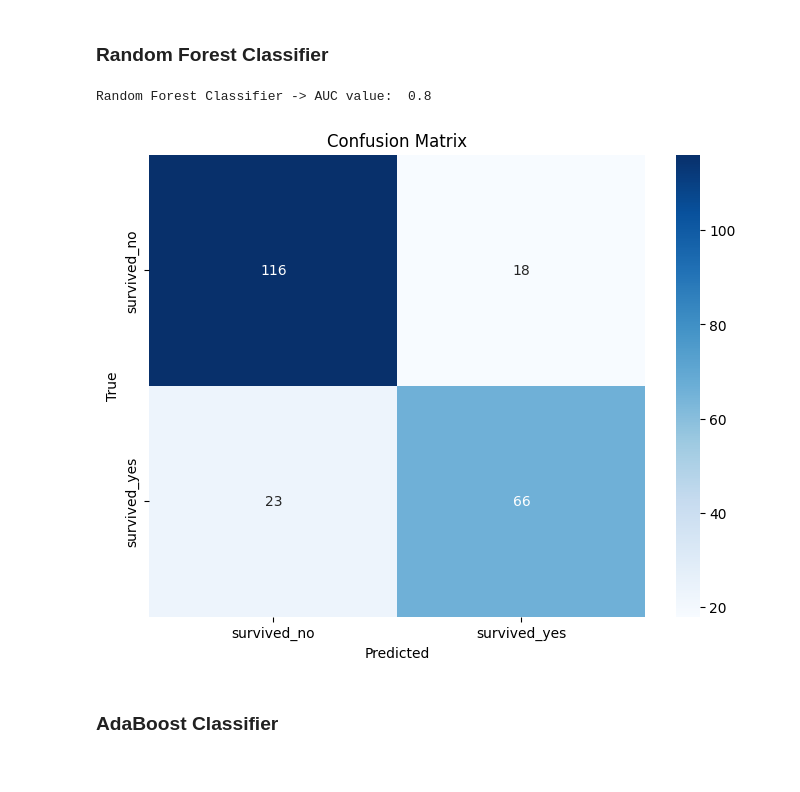
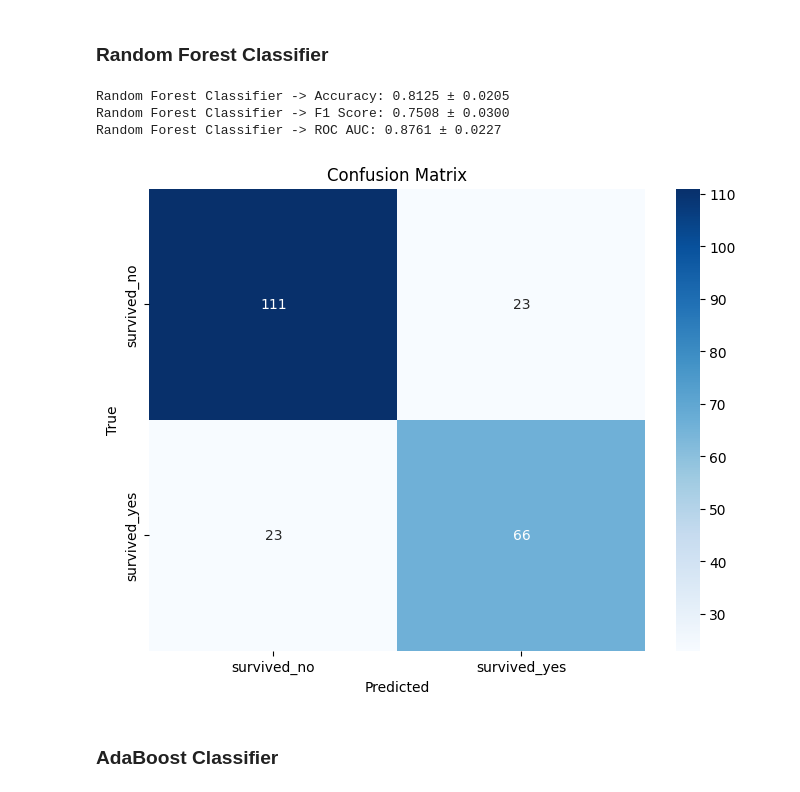
Before and after one commit to gonzakayunawel/tree_n_ensamble_classifier_models, a Jupyter notebook: titanic_classifier.ipynb, the cells around one changed output. Cells and saved outputs as stored; diff of their text form; code cells hidden in the pictures.

```diff
--- a/titanic_classifier.ipynb
+++ b/titanic_classifier.ipynb
@@ -366,3 +359,22 @@ def error_measure(model_name, y_test, y_pred):
+# %%
+from sklearn.model_selection import cross_val_score, StratifiedKFold, cross_validate
+from sklearn.metrics import make_scorer, accuracy_score, f1_score, roc_auc_score
+
+def model_eval_cross_validation(model, model_name):
+    scoring = {
+        'accuracy': 'accuracy',
+        'f1': make_scorer(f1_score),
+        'roc_auc': make_scorer(roc_auc_score, needs_proba=True)
+    }
+
+    cv = StratifiedKFold(n_splits=5, shuffle=True, random_state=42)
+
+    scores = cross_validate(model, X, y, cv=cv, scoring=scoring)
+
+    print(f"{model_name} -> Accuracy: {scores['test_accuracy'].mean():.4f} ± {scores['test_accuracy'].std():.4f}")
+    print(f"{model_name} -> F1 Score: {scores['test_f1'].mean():.4f} ± {scores['test_f1'].std():.4f}")
+    print(f"{model_name} -> ROC AUC: {scores['test_roc_auc'].mean():.4f} ± {scores['test_roc_auc'].std():.4f}")
+    print("\n")
 # %% [markdown]
 ## Modelos de Clasficación
 # %% [markdown]
@@ -397,27 +411,29 @@ Decission Tree Classifier -> AUC value:  0.77
 # %%
 from sklearn.ensemble import RandomForestClassifier
 
 random_forest_clf = RandomForestClassifier()
 random_forest_clf.fit(X_train, y_train)
 
 y_pred_proba_random_forest_clf = random_forest_clf.predict_proba(X_test)[:,1]
 y_pred_random_forest_clf = random_forest_clf.predict(X_test)
 
 model_name = 'Random Forest Classifier'
-error_measure(model_name, y_test, y_pred_random_forest_clf)
-cm_rfc = confusion_matrix(y_test, y_pred_random_forest_clf)
+model_eval_cross_validation(random_forest_clf, model_name)
+
 
 labels = ['survived_no', 'survived_yes']
-
+cm_rfc = confusion_matrix(y_test, y_pred_random_forest_clf)
 plt.figure(figsize=(8, 6))
 sns.heatmap(cm_rfc, annot=True, fmt="d", cmap="Blues", xticklabels=labels, yticklabels=labels)
 plt.xlabel('Predicted')
 plt.ylabel('True')
 plt.title('Confusion Matrix')
 plt.show()
 # %% [output]
-Random Forest Classifier -> AUC value:  0.8
+Random Forest Classifier -> Accuracy: 0.8125 ± 0.0205
+Random Forest Classifier -> F1 Score: 0.7508 ± 0.0300
+Random Forest Classifier -> ROC AUC: 0.8761 ± 0.0227
-[figure, old version]
+[figure, new version]
 # %% [markdown]
 ### AdaBoost Classifier
 # %%
```
Also changed, not shown: parts of 5 cells of this notebook.
